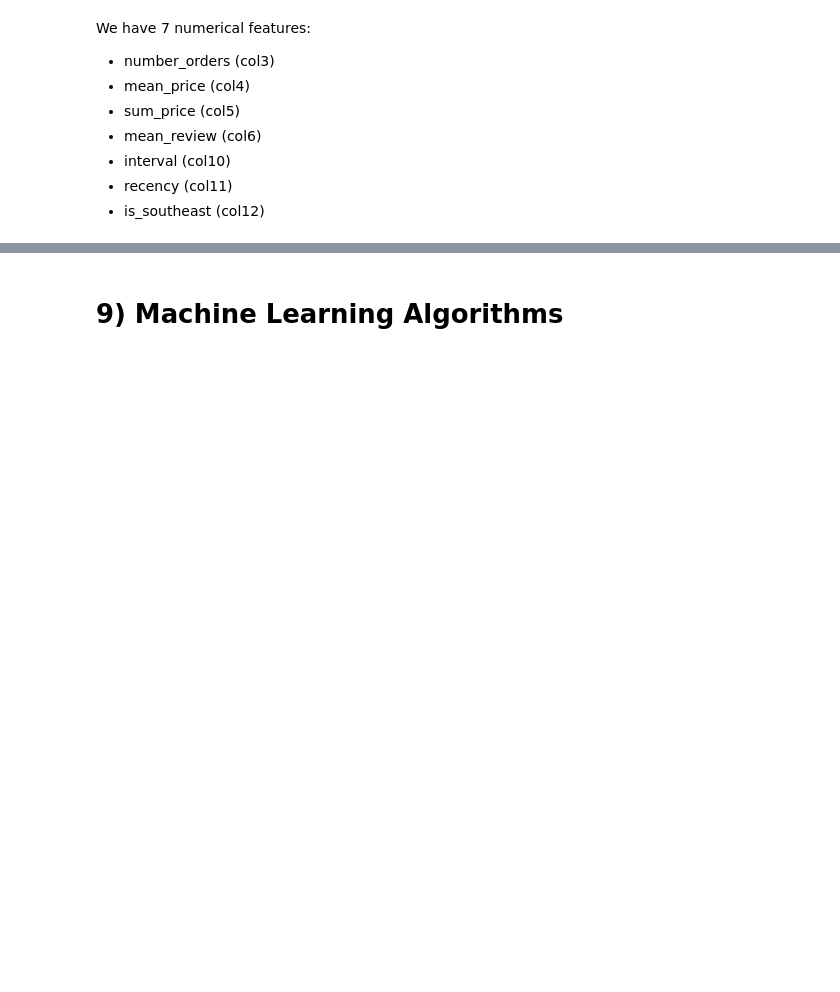
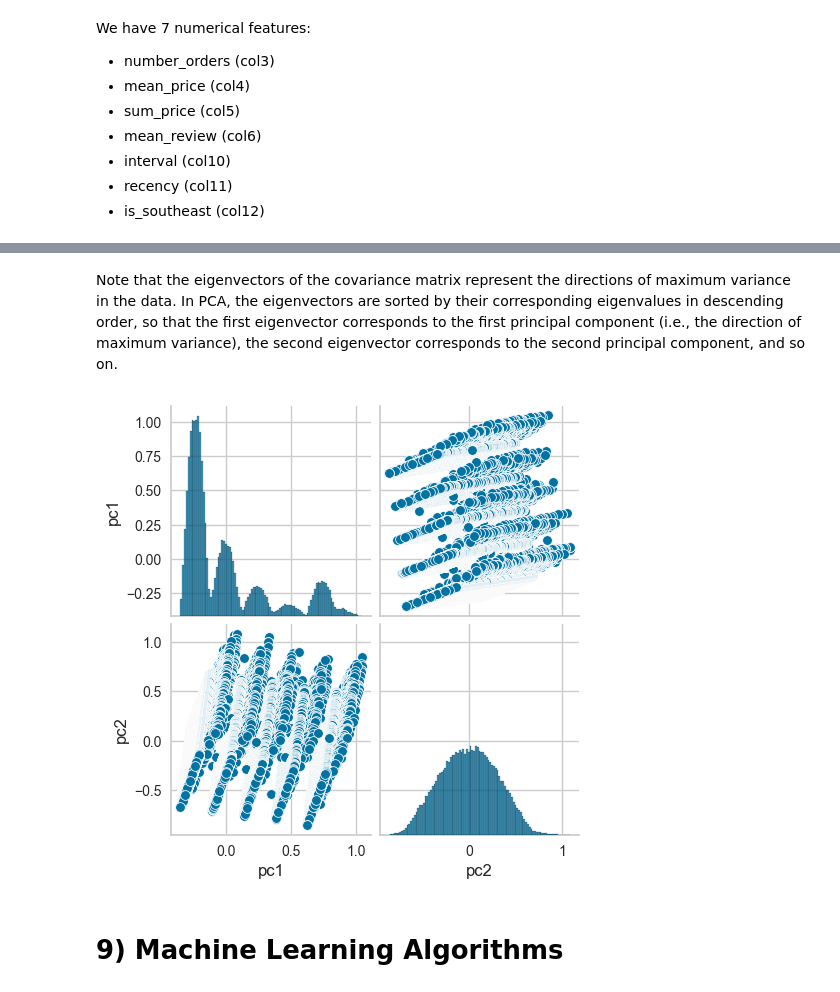
Before and after one commit to barbarafarah/clustering-clients, a Jupyter notebook: classifyng-customers.ipynb, the cells around one changed output, grey strips where cells are left out. Cells and saved outputs as stored; diff of their text form; code cells hidden in the pictures; blank space fills up the shorter version.

```diff
--- a/classifyng-customers.ipynb
+++ b/classifyng-customers.ipynb
@@ -597,3 +599,12 @@ Os componentes mais importantes sao sum_price e recency.. pc1 e pc2 apresentam o
+# %% [markdown]
+Note that the eigenvectors of the covariance matrix represent the directions of maximum variance in the data. In PCA, the eigenvectors are sorted by their corresponding eigenvalues in descending order, so that the first eigenvector corresponds to the first principal component (i.e., the direction of maximum variance), the second eigenvector corresponds to the second principal component, and so on.
+# %%
+sns.pairplot (
+    df_pca, vars = ['pc1', 'pc2'],
+    diag_kind="hist")
+plt.show ()
+# %% [output]
+[figure, added]
 # %% [markdown]
 # 9) Machine Learning Algorithms
 # %% [markdown]
```
Also changed, not shown: parts of 41 cells of this notebook, 5 other files.
